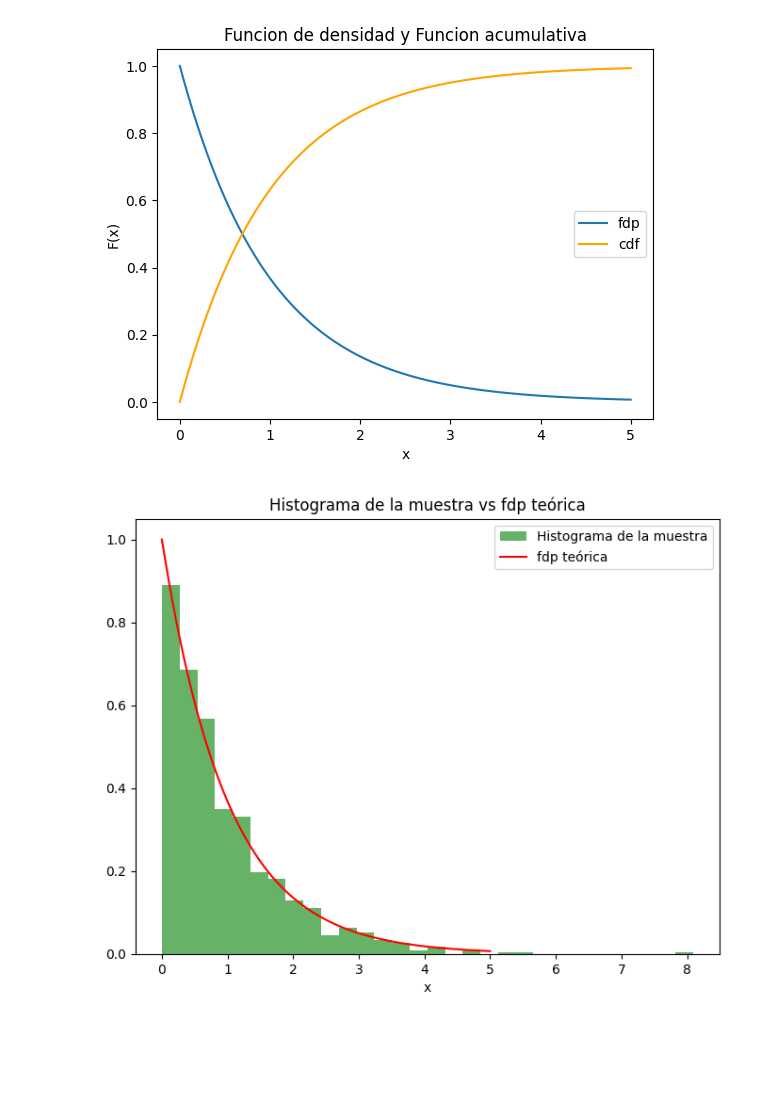
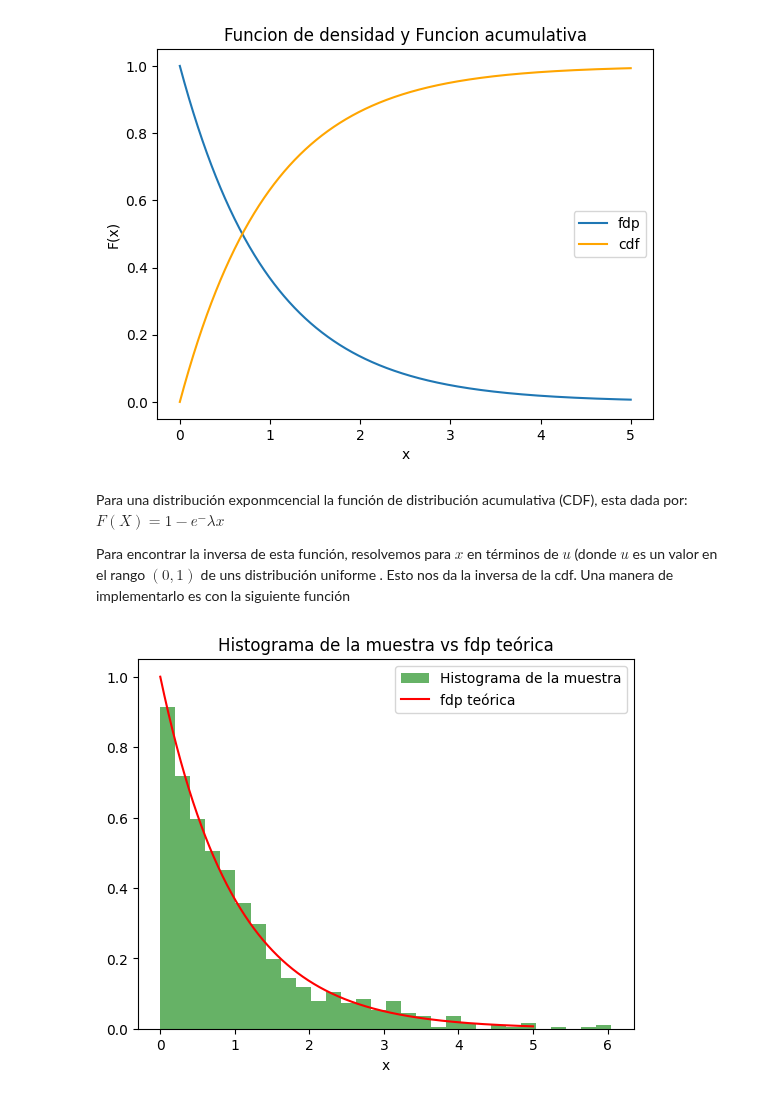
Before and after one commit to 0DianaHernandez/Simulaci-n-I, a Jupyter notebook: Transformada_Inversa.ipynb, the cells around one changed output. Saved outputs shown, nothing was run; the diff lists cells and outputs as text; code cells hidden in the pictures; blank space fills up the shorter version.

```diff
--- a/Transformada_Inversa.ipynb
+++ b/Transformada_Inversa.ipynb
@@ -52,27 +52,41 @@ plt.title('Funcion de densidad y Funcion acumulativa')
 plt.show()
 # %% [output]
 [figure]
+# %% [markdown]
+Para una distribución exponmcencial la función de distribución acumulativa (CDF), esta dada por:
+$F(X)=1-e^-λx$
+
+Para encontrar la inversa de esta función, resolvemos para $x$ en términos de $u$ (donde $u$ es un valor en el rango $(0,1)$ de uns distribución uniforme . Esto nos da la inversa de la cdf. Una manera de implementarlo es con la siguiente función
 # %%
 # Inversa de la cdf
 def expo_inv_cdf(u, lam):
     return -np.log(1 - u) / lam
 # %%
 # Generar una muestra usando el método de la transformada inversa
-def muestra_inv(icdf, lam, size):
-    u = np.random.uniform(0, 1, size)
-    return icdf(u, lam)
+
+#Parámetros
+'''
+n:Tamaño de la muestra
+lam: parámetro de la dist.exp
+
+'''
+def muestra_inv(expo_inv_cdf, lam, n):
+    u = np.random.uniform(0, 1, n)
+    return expo_inv_cdf(u, lam)
+# %%
+#generamos una muestra aleatoria
+muestra = muestra_inv(expo_inv_cdf, lam, 1000)
 # %%
 # Graficar el histograma de la muestra
-plt.figure(figsize=(8, 6))
-plt.hist(samples, bins=30, density=True, alpha=0.6, color='g', label='Histograma de la muestra')
+plt.hist(muestra, bins=30, density=True, alpha=0.6, color='g', label='Histograma de la muestra')
 
 # Graficar la fdp teórica
 plt.plot(x, Valores_pdf, label='fdp teórica', color='red')
 
 plt.title('Histograma de la muestra vs fdp teórica')
 plt.xlabel('x')
 plt.legend()
 
 plt.show()
 # %% [output]
-[figure, old version]
+[figure, new version]
```
